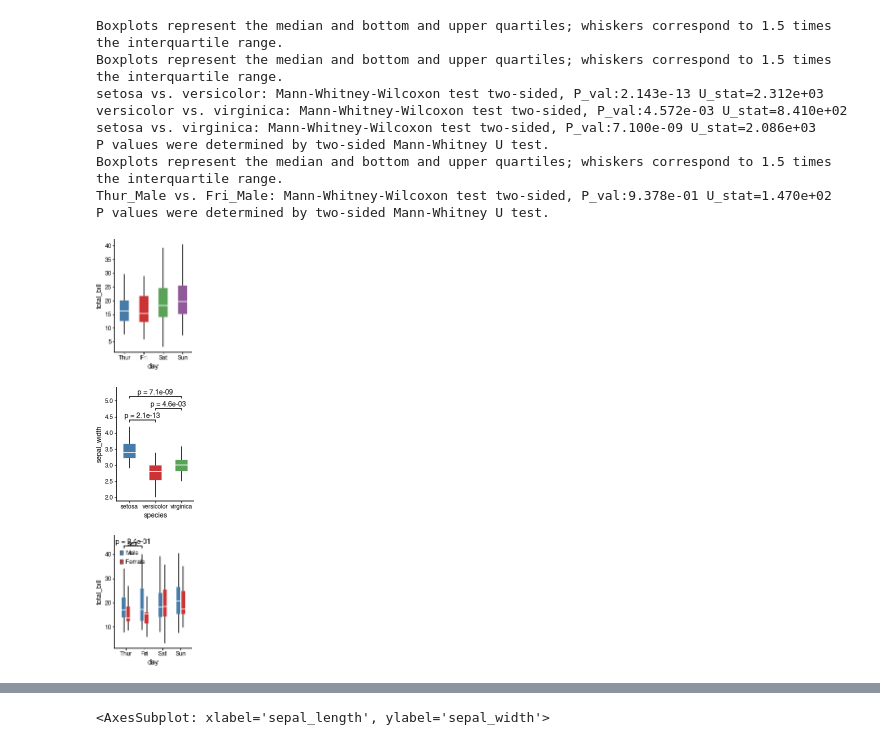
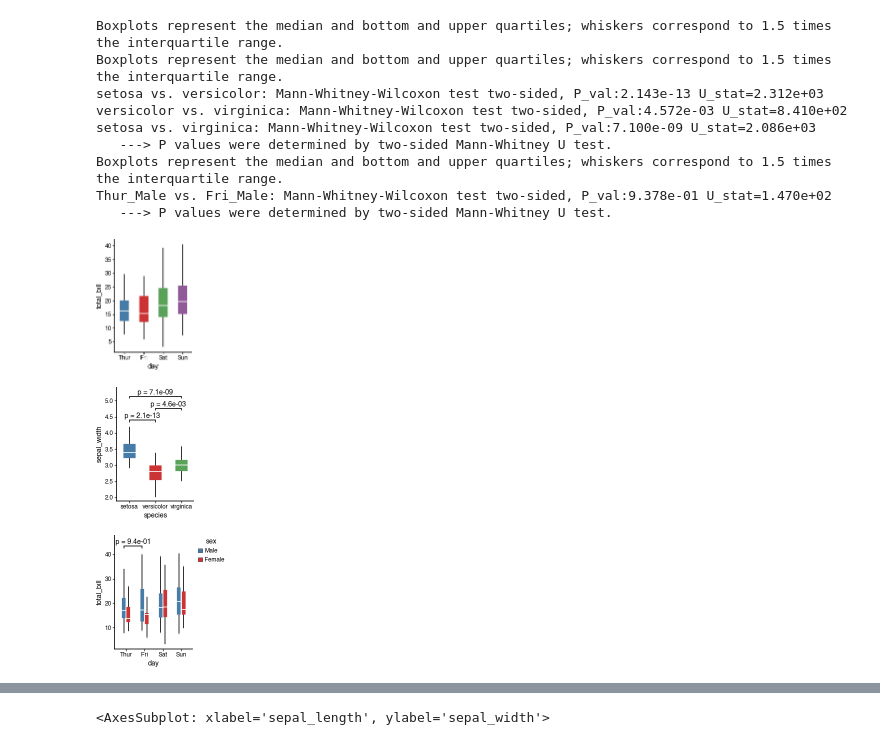
Before and after one commit to faridrashidi/cnsplots, a Jupyter notebook: notebooks/matplotlib.ipynb, the cells around one changed output, grey strips where cells are left out. Cells and saved outputs as stored; diff of their text form; code cells hidden in the pictures.

```diff
--- a/notebooks/matplotlib.ipynb
+++ b/notebooks/matplotlib.ipynb
@@ -109,24 +109,25 @@ Text(0, 0.5, 'ylabel')
 # %%
 cns.figure(150, 100)
 cns.boxplot(data=tips, x="day", y="total_bill")
 cns.figure(150, 100)
 cns.boxplot(data=iris, x="species", y="sepal_width", pairs="all")
 cns.figure(150, 100)
 cns.boxplot(data=tips, x="day", y="total_bill", hue="sex", pairs=[(("Thur", "Male"), ("Fri", "Male"))])
+cns.take_legend_out()
 # plt.savefig('../../../Desktop/salam.pdf')
 # %% [output]
 Boxplots represent the median and bottom and upper quartiles; whiskers correspond to 1.5 times the interquartile range.
 Boxplots represent the median and bottom and upper quartiles; whiskers correspond to 1.5 times the interquartile range.
 setosa vs. versicolor: Mann-Whitney-Wilcoxon test two-sided, P_val:2.143e-13 U_stat=2.312e+03
 versicolor vs. virginica: Mann-Whitney-Wilcoxon test two-sided, P_val:4.572e-03 U_stat=8.410e+02
 setosa vs. virginica: Mann-Whitney-Wilcoxon test two-sided, P_val:7.100e-09 U_stat=2.086e+03
-P values were determined by two-sided Mann-Whitney U test.
+   ---> P values were determined by two-sided Mann-Whitney U test.
 Boxplots represent the median and bottom and upper quartiles; whiskers correspond to 1.5 times the interquartile range.
 Thur_Male vs. Fri_Male: Mann-Whitney-Wilcoxon test two-sided, P_val:9.378e-01 U_stat=1.470e+02
-P values were determined by two-sided Mann-Whitney U test.
+   ---> P values were determined by two-sided Mann-Whitney U test.
 [figure]
 [figure]
-[figure, old version]
+[figure, new version]
 # %%
 cns.figure(150, 100)
 cns.barplot(data=tips, x="day", y="total_bill", pairs="all", addtip=True)
```
Also changed, not shown: parts of 7 cells of this notebook, 7 other files.
